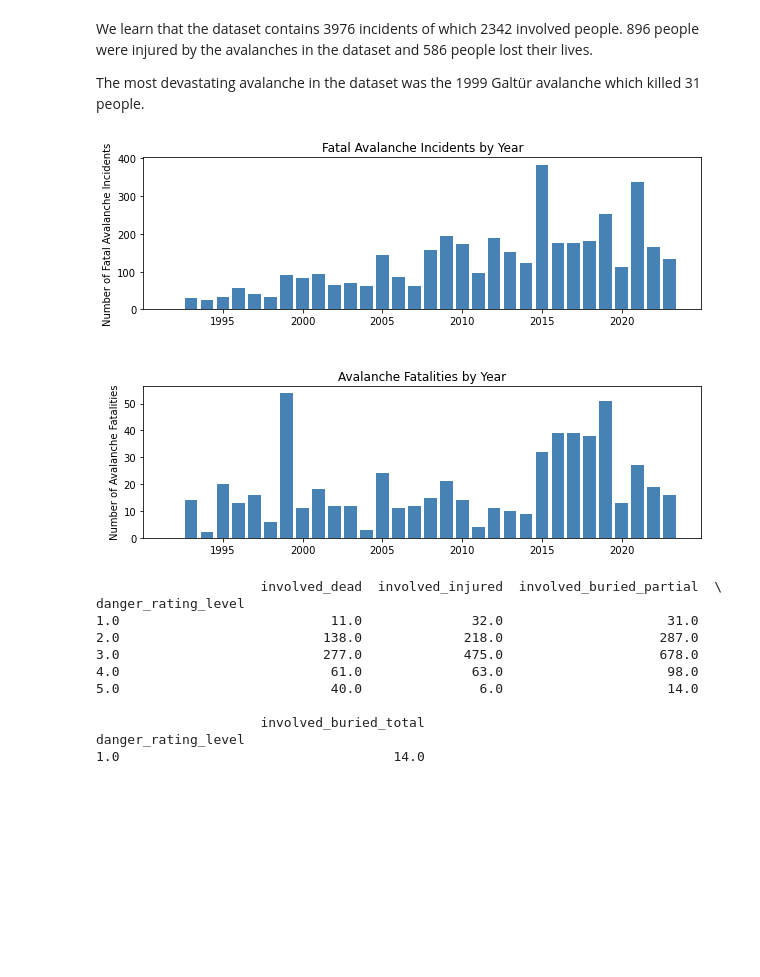
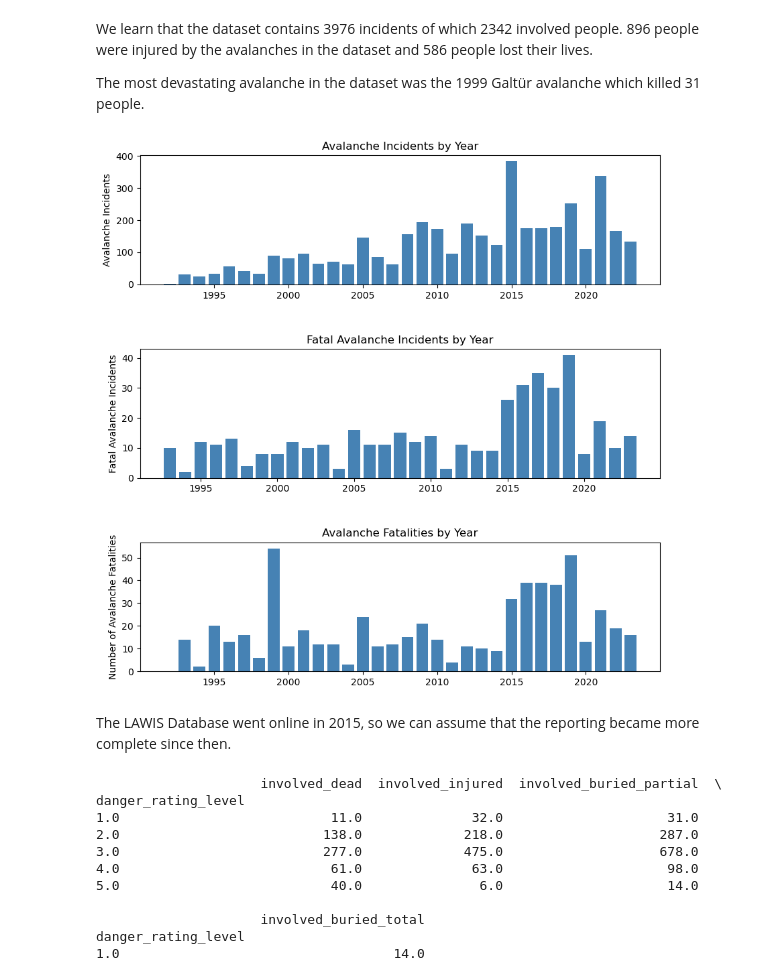
Before and after one commit to PTschaikner/LAWIS_DataAnalysis, a Jupyter notebook: LAWIS_DataAnalysis.ipynb, the cells around one changed output. Drawn from its saved outputs; the diff is of its cells as text; code cells hidden in the pictures; blank space fills up the shorter version.

Commit message:
Added graph for N of fatal incidents

```diff
--- a/LAWIS_DataAnalysis.ipynb
+++ b/LAWIS_DataAnalysis.ipynb
@@ -122,30 +122,42 @@ The most devastating avalanche in the dataset was the 1999 Galtür avalanche whi
 # %%
 # Convert the 'date' column to a datetime object
 df['date'] = pd.to_datetime(df['date'], utc=True)
 
 
 
+# Get the number of incidents by year
+incidents_by_year = df.groupby(df['date'].dt.year).size()
+
+# Get the number of fatal incidents by year
+fatal_incidents_by_year = df[df['involved_dead'] > 0].groupby(df['date'].dt.year).size()
+
 # Group the data by year and sum the 'involved_dead' column for each group
 fatalities_by_year = df.groupby(df['date'].dt.year)['involved_dead'].sum()
-incidents_by_year = df.groupby(df['date'].dt.year).size()
+
 
 # Create a barplot of the incidents by year
-fig, (ax1, ax2) = plt.subplots(nrows = 2, figsize=(10, 7))
+fig, (ax1, ax2, ax3) = plt.subplots(nrows = 3, figsize=(10, 10))
 
 
 ax1.bar(incidents_by_year.index, incidents_by_year.values, color='steelblue')
-ax1.set_ylabel('Number of Fatal Avalanche Incidents')
-ax1.set_title('Fatal Avalanche Incidents by Year')
+ax1.set_ylabel('Avalanche Incidents')
+ax1.set_title('Avalanche Incidents by Year')
 
-ax2.bar(fatalities_by_year.index, fatalities_by_year.values, color='steelblue')
-ax2.set_ylabel('Number of Avalanche Fatalities')
-ax2.set_title('Avalanche Fatalities by Year')
+ax2.bar(fatal_incidents_by_year.index, fatal_incidents_by_year.values, color='steelblue')
+ax2.set_ylabel('Fatal Avalanche Incidents')
+ax2.set_title('Fatal Avalanche Incidents by Year')
+
+ax3.bar(fatalities_by_year.index, fatalities_by_year.values, color='steelblue')
+ax3.set_ylabel('Number of Avalanche Fatalities')
+ax3.set_title('Avalanche Fatalities by Year')
 fig.subplots_adjust(hspace=0.5)
 
 
 plt.show()
 # %% [output]
-[figure, old version]
+[figure, new version]
+# %% [markdown]
+The LAWIS Database went online in 2015, so we can assume that the reporting became more complete since then.
 # %%
 # Most number of dead and injured in danger level 3
 print(df.groupby('danger_rating_level')['involved_dead','involved_injured','involved_buried_partial','involved_buried_total'].sum())
```
